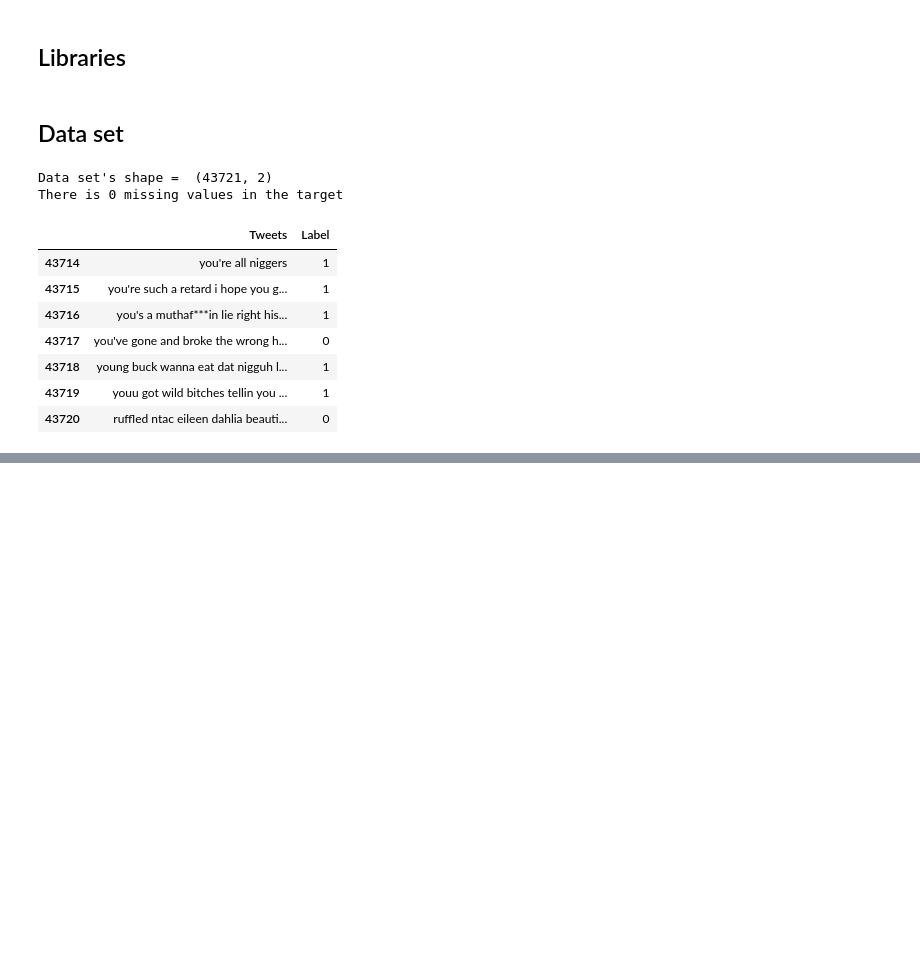
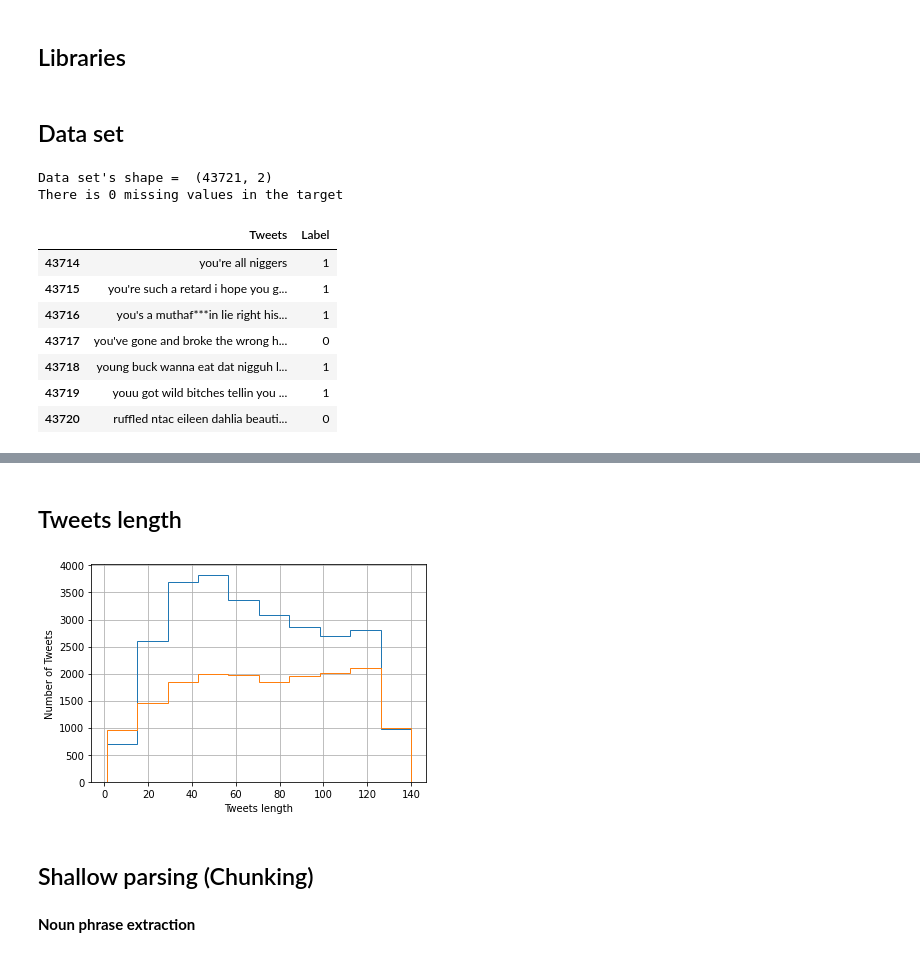
Before and after one commit to Nasseredd/DiscriminationTweetsProject, a Jupyter notebook: Analysis.ipynb, the cells around one changed output, grey strips where cells are left out. Cells and saved outputs as stored; diff of their text form; code cells hidden in the pictures; blank space fills up the shorter version.

```diff
--- a/Analysis.ipynb
+++ b/Analysis.ipynb
@@ -50,0 +127,11 @@ plt.show()
+# %% [markdown]
+## Tweets length
+# %%
+h = 'step'
+df['Tweets'][df['Label']==1].str.len().hist(histtype=h)
+df['Tweets'][df['Label']==0].str.len().hist(histtype=h)
+plt.xlabel('Tweets length')
+plt.ylabel('Number of Tweets')
+plt.show()
+# %% [output]
+[figure, added]
@@ -50,0 +142,2 @@ plt.show()
+# %% [markdown]
+## Shallow parsing (Chunking)
@@ -50,0 +147,2 @@ plt.show()
+# %% [markdown]
+**Noun phrase extraction**
```
Also changed, not shown: parts of 28 cells of this notebook.
